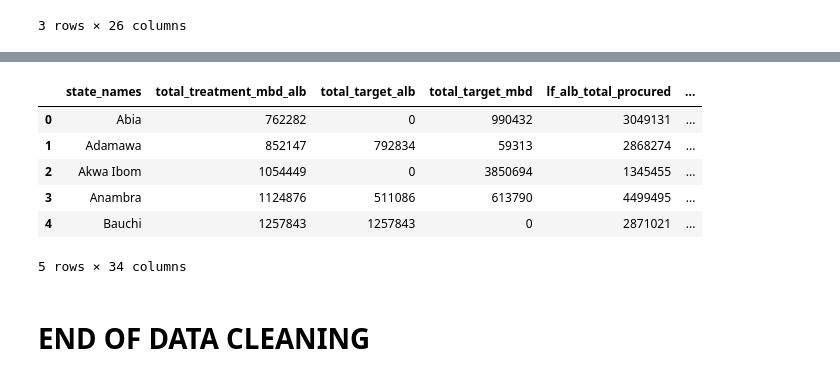
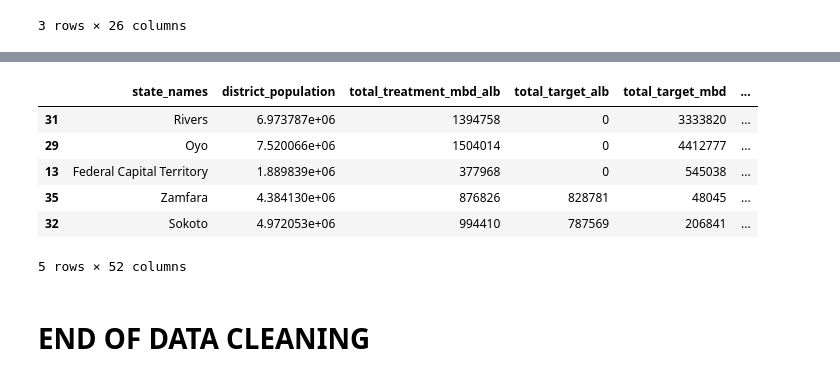
Before and after one commit to stm7631/AA-08-Washington-Data-Wizards, a Jupyter notebook: Code/Cleaning and Aggregating Nigeria Data.ipynb, the cells around one changed output, grey strips where cells are left out. Drawn from its saved outputs; the diff is of its cells as text; code cells hidden in the pictures.

```diff
--- a/Code/Cleaning and Aggregating Nigeria Data.ipynb
+++ b/Code/Cleaning and Aggregating Nigeria Data.ipynb
@@ -163,6 +190,6 @@ pop_data.head()
 # %%
 # combining with the state population and yld data
-full_state_data = stateData.merge(pop_data, left_on='state_names', right_on='state')
+full_state_data = stateData.copy()
 
 # summing up all the requested columns and dividing them by the target population
 full_state_data['alb_ratio'] = full_state_data['lf_alb_total_procured'] / full_state_data['total_target_alb']
@@ -171,12 +198,4 @@ full_state_data['pzq_ratio'] = full_state_data['schisto_pzq_total_procured'] / f
 full_state_data['oncho_ivm_ratio'] = full_state_data['oncho_ivm_total_procured'] / full_state_data['oncho_ivm_total_treatment']
 full_state_data['lf_ivm_ratio'] = full_state_data['lf_ivm_total_procured'] / full_state_data['lf_ivm_total_treatment']
 
-# setting na's to 0
-full_state_data.loc[(pd.isna(full_state_data.pzq_ratio)), 'pzq_ratio'] = 0
-full_state_data.loc[(pd.isna(full_state_data.alb_ratio)), 'alb_ratio'] = 0
-full_state_data.loc[full_state_data.alb_ratio == float("inf"), 'alb_ratio'] = 0
-full_state_data.loc[(pd.isna(full_state_data.mbd_ratio)), 'mbd_ratio'] = 0
-full_state_data.loc[(pd.isna(full_state_data.oncho_ivm_ratio)), 'oncho_ivm_ratio'] = 0
-full_state_data.loc[(pd.isna(full_state_data.lf_ivm_ratio)), 'lf_ivm_ratio'] = 0
 full_state_data.sample(5)
-full_state_data.to_csv('state_nigeria_data_3.csv')
@@ -183,10 +210,10 @@ full_state_data.to_csv('state_nigeria_data_3.csv')
 # %%
 # Formatting the oncho and lf data to be compatable with the drug data
 # Because we are plotting nigeria by state, we need to group by admin1, which is the state name
-nigeria_oncho = nigeria_oncho[['ADMIN1_NAME', 'PopReq', 'PopTreat']]
+nigeria_oncho = nigeria_oncho[['ADMIN1_NAME', 'IU_Name', 'PopReq', 'PopTreat']]
 nigeria_oncho = nigeria_oncho.rename(columns={'PopReq':'OnchoPopReq', 'PopTreat':'OnchoPopTreat'})
 nigeria_oncho = nigeria_oncho.groupby('ADMIN1_NAME').sum().reset_index()
-nigeria_sch = nigeria_sch[['ADMIN1_NAME', 'PopReq', 'PopTreat']]
+nigeria_sch = nigeria_sch[['ADMIN1_NAME', 'IU_Name', 'PopReq', 'PopTreat']]
 nigeria_sch = nigeria_sch.rename(columns={'PopReq':'SchPopReq', 'PopTreat':'SchPopTreat'})
 nigeria_sch = nigeria_sch.groupby('ADMIN1_NAME').sum().reset_index()
 # %%
@@ -196,0 +266,10 @@ full_state_data = full_state_data.drop(['ADMIN1_NAME_x', 'ADMIN1_NAME_y'], axis=
+# %%
+full_state_data.loc[(full_state_data['pzq_ratio'] == 0) & (full_state_data['schisto_prev'] >= 1), 'Schisto Measure'] = full_state_data['Schisto Measure'].max() + 1
+full_state_data.loc[(full_state_data['pzq_ratio'] == 0) & (full_state_data['schisto_prev'] < 1), 'Schisto Measure'] = -1
+full_state_data.loc[(full_state_data['pzq_ratio'] == 0) & (full_state_data['schisto_prev'] < 1), 'Schisto Measure 2'] = math.nan
+
+# If the ratio is 0 and the prevalence is 0, its not a problem area
+full_state_data.loc[(full_state_data['Oncho Drug Procured / Treated'] == 0) & (full_state_data['oncho_prev'] == 0), 'Standardized Oncho Drug Procured / Treated'] = 0
+# %%
+full_state_data['Oncho Drug Procured / Treated'] = pd.to_numeric(full_state_data['Oncho Drug Procured / Treated'])
+full_state_data['Schisto Drug Procured / Treated'] = pd.to_numeric(full_state_data['Schisto Drug Procured / Treated'])
@@ -197,13 +296,13 @@ full_state_data = full_state_data.drop(['ADMIN1_NAME_x', 'ADMIN1_NAME_y'], axis=
 # %%
 # Looking at the result
-full_state_data.head()
+full_state_data.sample(5)
 # %% [output]
-|  | state_names | total_treatment_mbd_alb | total_target_alb | total_target_mbd | lf_alb_total_procured | ... |
-| 0 | Abia | 762282 | 0 | 990432 | 3049131 | ... |
-| 1 | Adamawa | 852147 | 792834 | 59313 | 2868274 | ... |
-| 2 | Akwa Ibom | 1054449 | 0 | 3850694 | 1345455 | ... |
-| 3 | Anambra | 1124876 | 511086 | 613790 | 4499495 | ... |
-| 4 | Bauchi | 1257843 | 1257843 | 0 | 2871021 | ... |
+|  | state_names | district_population | total_treatment_mbd_alb | total_target_alb | total_target_mbd | ... |
+| 31 | Rivers | 6.973787e+06 | 1394758 | 0 | 3333820 | ... |
+| 29 | Oyo | 7.520066e+06 | 1504014 | 0 | 4412777 | ... |
+| 13 | Federal Capital Territory | 1.889839e+06 | 377968 | 0 | 545038 | ... |
+| 35 | Zamfara | 4.384130e+06 | 876826 | 828781 | 48045 | ... |
+| 32 | Sokoto | 4.972053e+06 | 994410 | 787569 | 206841 | ... |
-5 rows × 34 columns
+5 rows × 52 columns
 # %%
 # Saving data
```
Also changed, not shown: parts of 11 cells of this notebook, 1 other file.
